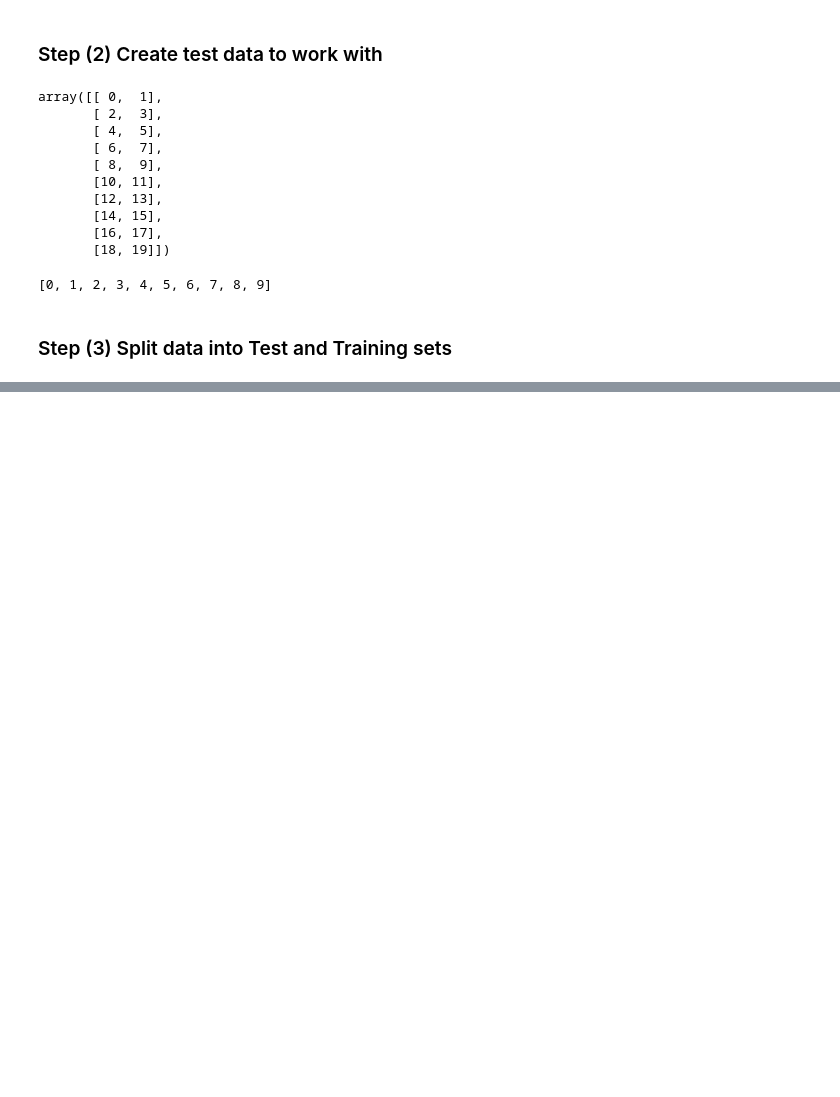
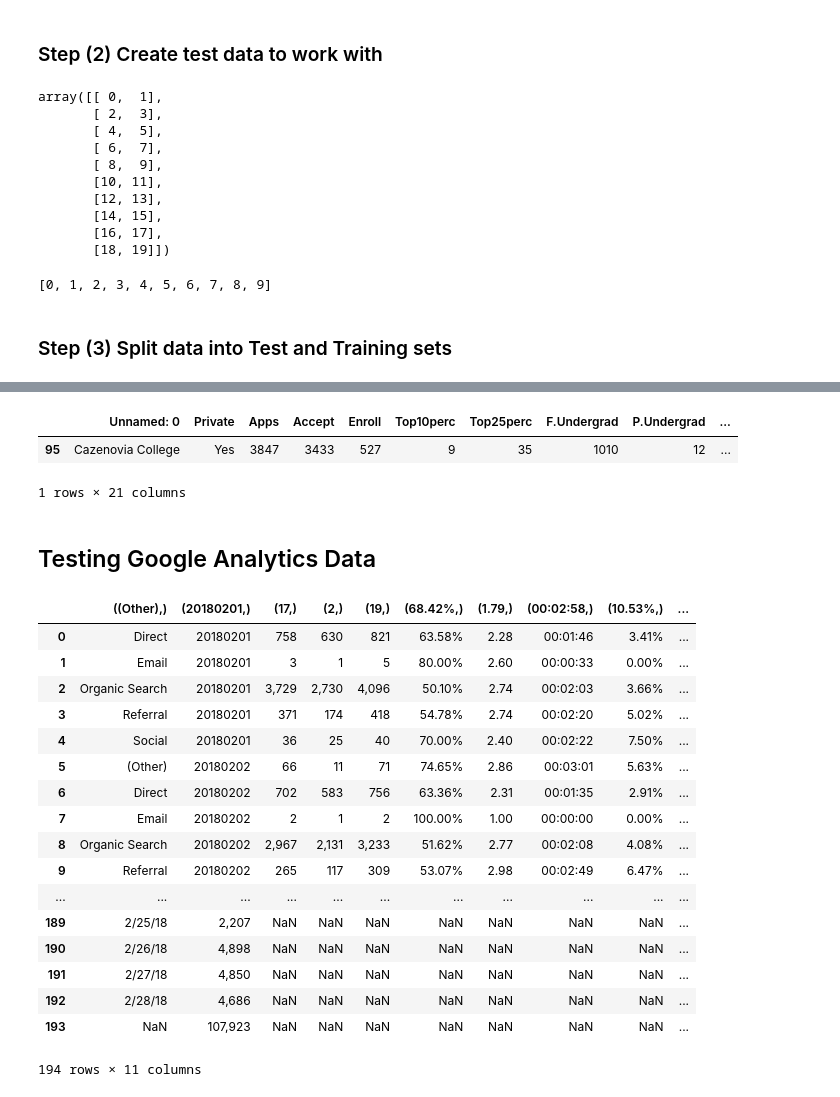
Before and after one commit to kbrook10/bootcamp_python_for_data_science_and_machine_learning, a Jupyter notebook: support_files/Machine Learning Sections/Intro_to_machine_learning.ipynb, the cells around one changed output, grey strips where cells are left out. Saved outputs shown, nothing was run; the diff lists cells and outputs as text; code cells hidden in the pictures; blank space fills up the shorter version.

```diff
--- a/support_files/Machine Learning Sections/Intro_to_machine_learning.ipynb
+++ b/support_files/Machine Learning Sections/Intro_to_machine_learning.ipynb
@@ -81,0 +192,34 @@ y_test
+# %%
+# Graduation Rates
+
+college_df[college_df['Unnamed: 0'] == 'Cazenovia College']
+# %% [output]
+|  | Unnamed: 0 | Private | Apps | Accept | Enroll | Top10perc | Top25perc | F.Undergrad | P.Undergrad | ... |
+| 95 | Cazenovia College | Yes | 3847 | 3433 | 527 | 9 | 35 | 1010 | 12 | ... |
+1 rows × 21 columns
+# %% [markdown]
+## Testing Google Analytics Data
+# %%
+# Import google analytics data
+ga_df = pd.read_csv('k_ga_20180201_20180228.csv',header=[6])
+ga_df.drop(ga_df.index[[164,193]])
+ga_df
+# %% [output]
+|  | ((Other),) | (20180201,) | (17,) | (2,) | (19,) | (68.42%,) | (1.79,) | (00:02:58,) | (10.53%,) | ... |
+| 0 | Direct | 20180201 | 758 | 630 | 821 | 63.58% | 2.28 | 00:01:46 | 3.41% | ... |
+| 1 | Email | 20180201 | 3 | 1 | 5 | 80.00% | 2.60 | 00:00:33 | 0.00% | ... |
+| 2 | Organic Search | 20180201 | 3,729 | 2,730 | 4,096 | 50.10% | 2.74 | 00:02:03 | 3.66% | ... |
+| 3 | Referral | 20180201 | 371 | 174 | 418 | 54.78% | 2.74 | 00:02:20 | 5.02% | ... |
+| 4 | Social | 20180201 | 36 | 25 | 40 | 70.00% | 2.40 | 00:02:22 | 7.50% | ... |
+| 5 | (Other) | 20180202 | 66 | 11 | 71 | 74.65% | 2.86 | 00:03:01 | 5.63% | ... |
+| 6 | Direct | 20180202 | 702 | 583 | 756 | 63.36% | 2.31 | 00:01:35 | 2.91% | ... |
+| 7 | Email | 20180202 | 2 | 1 | 2 | 100.00% | 1.00 | 00:00:00 | 0.00% | ... |
+| 8 | Organic Search | 20180202 | 2,967 | 2,131 | 3,233 | 51.62% | 2.77 | 00:02:08 | 4.08% | ... |
+| 9 | Referral | 20180202 | 265 | 117 | 309 | 53.07% | 2.98 | 00:02:49 | 6.47% | ... |
+| ... | ... | ... | ... | ... | ... | ... | ... | ... | ... | ... |
+| 189 | 2/25/18 | 2,207 | NaN | NaN | NaN | NaN | NaN | NaN | NaN | ... |
+| 190 | 2/26/18 | 4,898 | NaN | NaN | NaN | NaN | NaN | NaN | NaN | ... |
+| 191 | 2/27/18 | 4,850 | NaN | NaN | NaN | NaN | NaN | NaN | NaN | ... |
+| 192 | 2/28/18 | 4,686 | NaN | NaN | NaN | NaN | NaN | NaN | NaN | ... |
+| 193 | NaN | 107,923 | NaN | NaN | NaN | NaN | NaN | NaN | NaN | ... |
+194 rows × 11 columns
```
Also changed, not shown: parts of 23 cells of this notebook, 15 other files.
